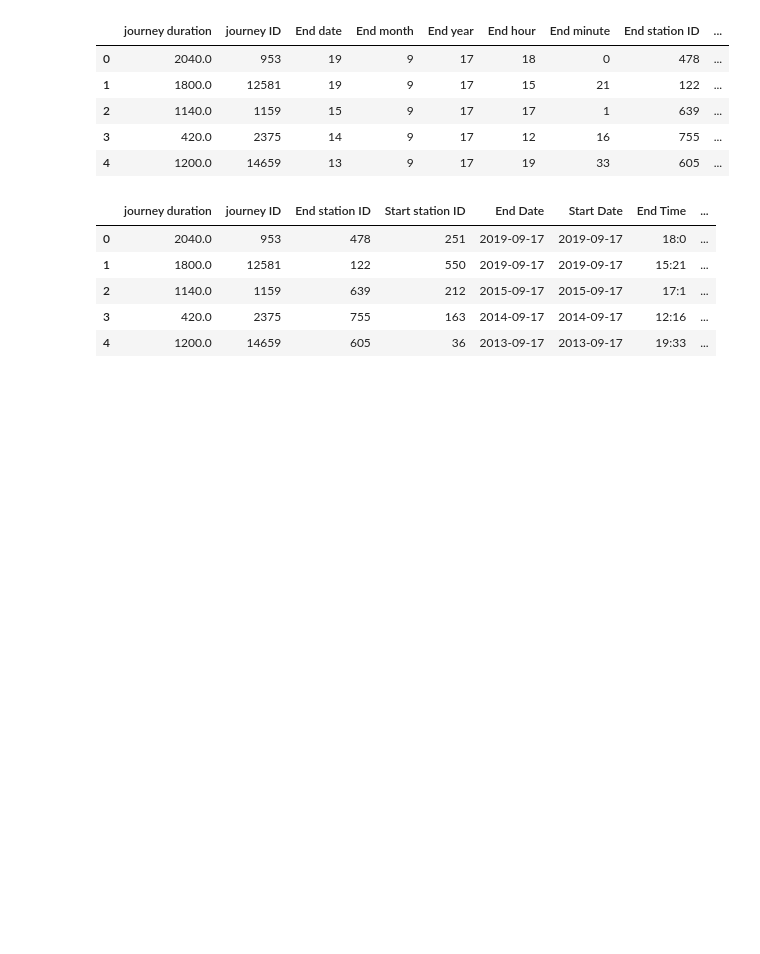
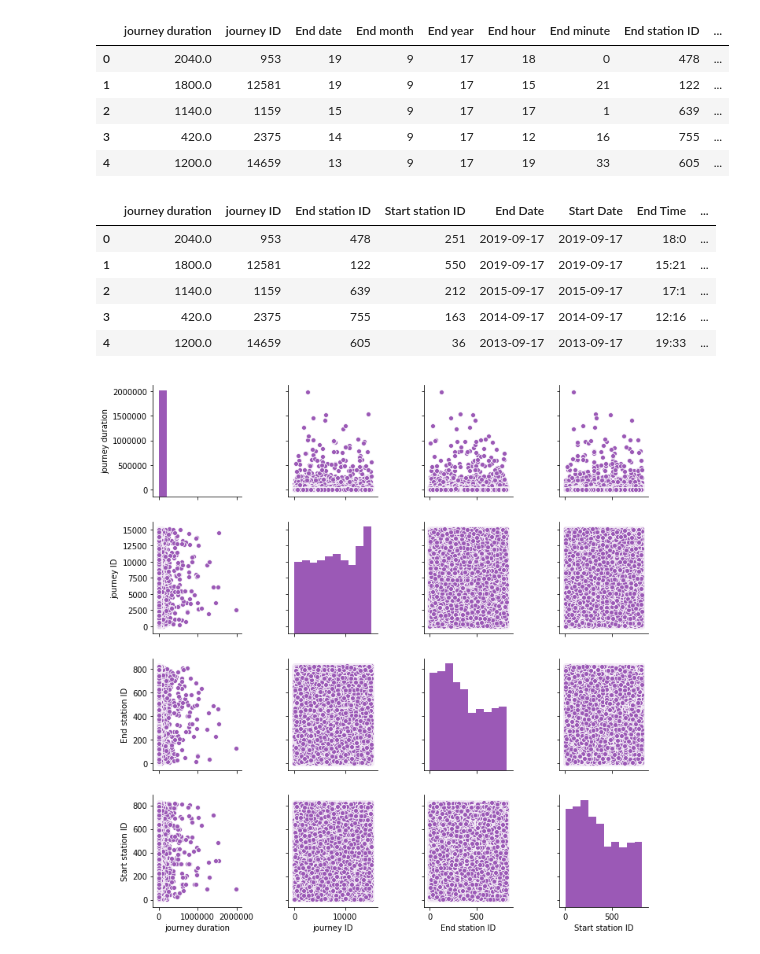
Before and after one commit to Urban-Analytics/SmartSocialCity, a Jupyter notebook: Machine Learning/The London Bike Sharing Project/data_modelling_bike_sharing_london.ipynb, the cells around one changed output. Saved outputs shown, nothing was run; the diff lists cells and outputs as text; code cells hidden in the pictures; blank space fills up the shorter version.

```diff
--- a/Machine Learning/The London Bike Sharing Project/data_modelling_bike_sharing_london.ipynb
+++ b/Machine Learning/The London Bike Sharing Project/data_modelling_bike_sharing_london.ipynb
@@ -169,9 +163,10 @@ dataframe_journeys.head()
 | 3 | 420.0 | 2375 | 755 | 163 | 2014-09-17 | 2014-09-17 | 12:16 | ... |
 | 4 | 1200.0 | 14659 | 605 | 36 | 2013-09-17 | 2013-09-17 | 19:33 | ... |
 # %%
-#columns_of_interest = ['journey duration', '']
-#flatui = ["#9b59b6", "#3498db", "#95a5a6", "#e74c3c", "#34495e", "#2ecc71"]
-#sea.set_palette(flatui)
-#sea.pairplot(dataframe_journeys)
-#plt.tight_layout()
-#plt.show()
+flatui = ["#9b59b6", "#3498db", "#95a5a6", "#e74c3c", "#34495e", "#2ecc71"]
+sea.set_palette(flatui)
+sea.pairplot(dataframe_journeys)
+plt.tight_layout()
+plt.show()
+# %% [output]
+[figure, added]
```
Also changed, not shown: parts of 3 cells of this notebook.
